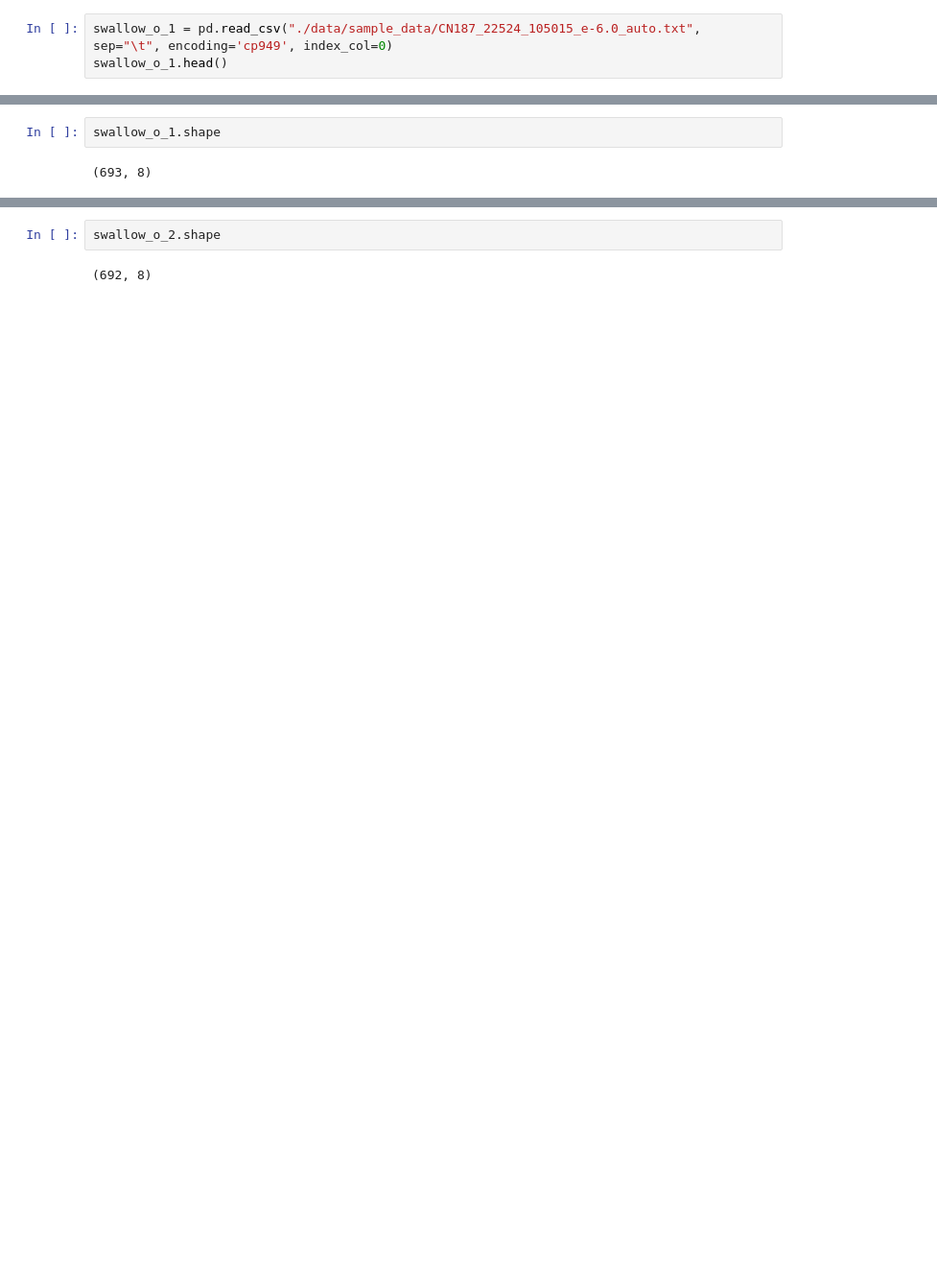
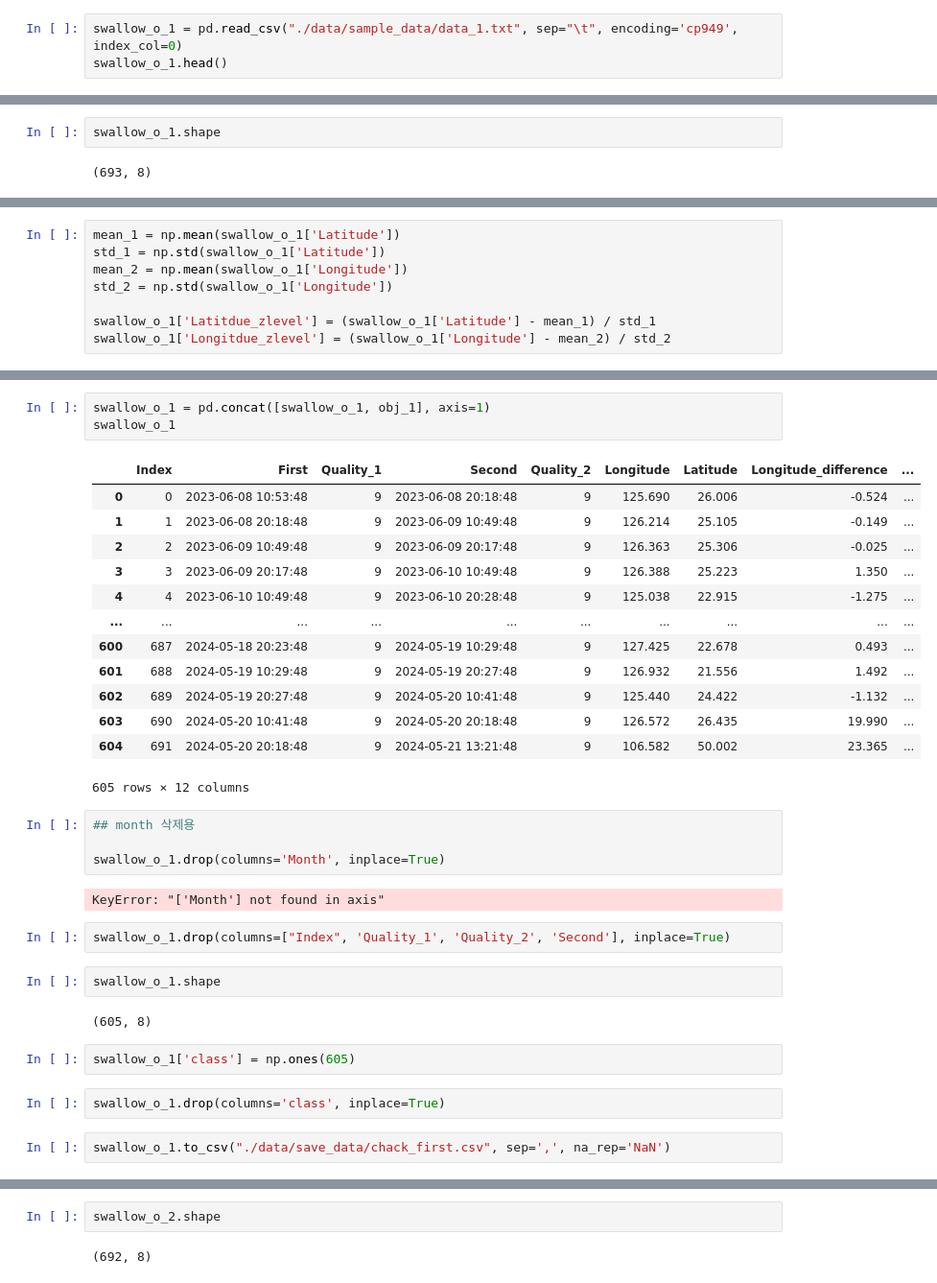
Before and after one commit to brotherjoo/Swallow-Data-Analysis, a Jupyter notebook: model.ipynb, the cells around one changed output, grey strips where cells are left out. Shown at 96% size. Saved outputs shown, nothing was run; the diff lists cells and outputs as text; blank space fills up the shorter version.

```diff
--- a/model.ipynb
+++ b/model.ipynb
@@ -5,5 +9,5 @@ import matplotlib.pyplot as plt
 # %%
-swallow_o_1 = pd.read_csv("./data/sample_data/CN187_22524_105015_e-6.0_auto.txt", sep="\t", encoding='cp949', index_col=0)
+swallow_o_1 = pd.read_csv("./data/sample_data/data_1.txt", sep="\t", encoding='cp949', index_col=0)
 swallow_o_1.head()
 # %% [output]
 |  | First | Quality_1 | Second | Quality_2 | Type | Longitude | Latitude | ElevAngle |
@@ -30,0 +75,8 @@ swallow_o_1.shape
+# %%
+mean_1 = np.mean(swallow_o_1['Latitude'])
+std_1 = np.std(swallow_o_1['Latitude'])
+mean_2 = np.mean(swallow_o_1['Longitude'])
+std_2 = np.std(swallow_o_1['Longitude'])
+
+swallow_o_1['Latitdue_zlevel'] = (swallow_o_1['Latitude'] - mean_1) / std_1
+swallow_o_1['Longitdue_zlevel'] = (swallow_o_1['Longitude'] - mean_2) / std_2
@@ -30,0 +105,35 @@ swallow_o_1.shape
+# %%
+swallow_o_1 = pd.concat([swallow_o_1, obj_1], axis=1)
+swallow_o_1
+# %% [output]
+|  | Index | First | Quality_1 | Second | Quality_2 | Longitude | Latitude | Longitude_difference | ... |
+| 0 | 0 | 2023-06-08 10:53:48 | 9 | 2023-06-08 20:18:48 | 9 | 125.690 | 26.006 | -0.524 | ... |
+| 1 | 1 | 2023-06-08 20:18:48 | 9 | 2023-06-09 10:49:48 | 9 | 126.214 | 25.105 | -0.149 | ... |
+| 2 | 2 | 2023-06-09 10:49:48 | 9 | 2023-06-09 20:17:48 | 9 | 126.363 | 25.306 | -0.025 | ... |
+| 3 | 3 | 2023-06-09 20:17:48 | 9 | 2023-06-10 10:49:48 | 9 | 126.388 | 25.223 | 1.350 | ... |
+| 4 | 4 | 2023-06-10 10:49:48 | 9 | 2023-06-10 20:28:48 | 9 | 125.038 | 22.915 | -1.275 | ... |
+| ... | ... | ... | ... | ... | ... | ... | ... | ... | ... |
+| 600 | 687 | 2024-05-18 20:23:48 | 9 | 2024-05-19 10:29:48 | 9 | 127.425 | 22.678 | 0.493 | ... |
+| 601 | 688 | 2024-05-19 10:29:48 | 9 | 2024-05-19 20:27:48 | 9 | 126.932 | 21.556 | 1.492 | ... |
+| 602 | 689 | 2024-05-19 20:27:48 | 9 | 2024-05-20 10:41:48 | 9 | 125.440 | 24.422 | -1.132 | ... |
+| 603 | 690 | 2024-05-20 10:41:48 | 9 | 2024-05-20 20:18:48 | 9 | 126.572 | 26.435 | 19.990 | ... |
+| 604 | 691 | 2024-05-20 20:18:48 | 9 | 2024-05-21 13:21:48 | 9 | 106.582 | 50.002 | 23.365 | ... |
+605 rows × 12 columns
+# %%
+## month 삭제용
+
+swallow_o_1.drop(columns='Month', inplace=True)
+# %% [output]
+KeyError: "['Month'] not found in axis"
+# %%
+swallow_o_1.drop(columns=["Index", 'Quality_1', 'Quality_2', 'Second'], inplace=True)
+# %%
+swallow_o_1.shape
+# %% [output]
+(605, 8)
+# %%
+swallow_o_1['class'] = np.ones(605)
+# %%
+swallow_o_1.drop(columns='class', inplace=True)
+# %%
+swallow_o_1.to_csv("./data/save_data/chack_first.csv", sep=',', na_rep='NaN')
```
Also changed, not shown: parts of 68 cells of this notebook, 7 other files.
